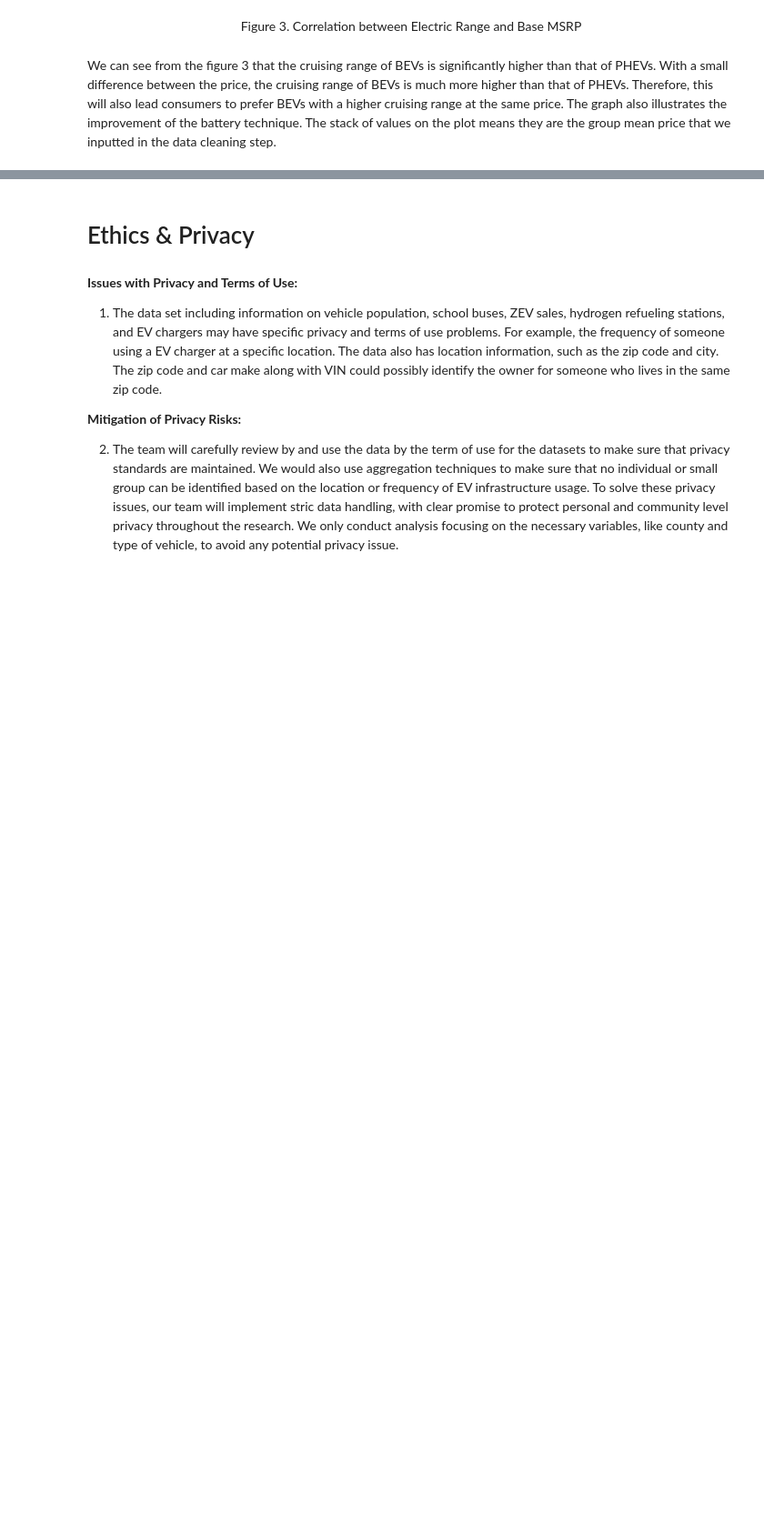
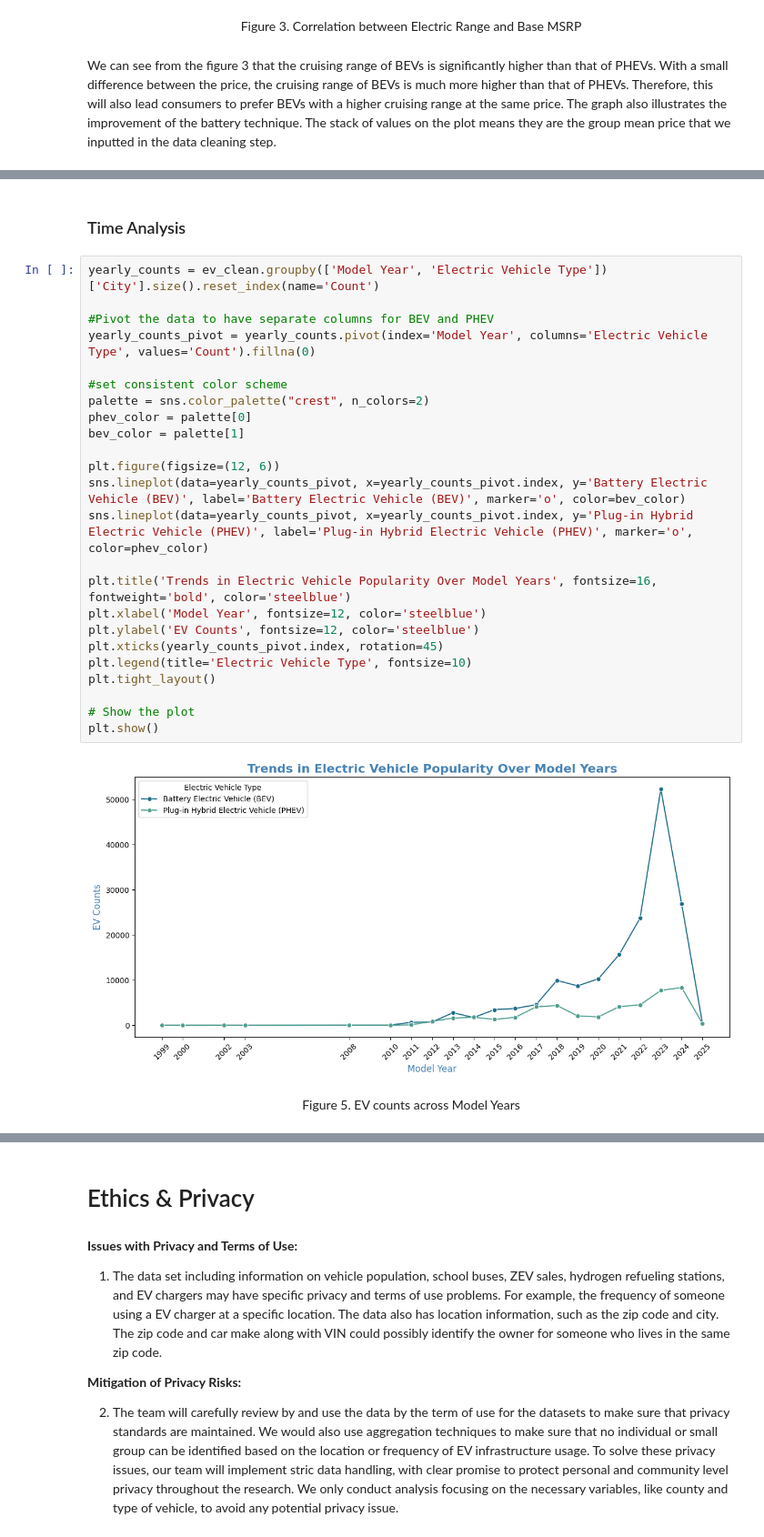
Before and after one commit to cecilia-lin/EV_Project, a Jupyter notebook: FinalProject_Group092-FA24.ipynb, the cells around one changed output, grey strips where cells are left out. Shown at 91% size. Saved outputs shown, nothing was run; the diff lists cells and outputs as text; blank space fills up the shorter version.

```diff
--- a/FinalProject_Group092-FA24.ipynb
+++ b/FinalProject_Group092-FA24.ipynb
@@ -445,0 +464,30 @@ Some more words and stuff.  Remember notebooks work best if you interleave the c
+# %% [markdown]
+### Time Analysis
+# %%
+yearly_counts = ev_clean.groupby(['Model Year', 'Electric Vehicle Type'])['City'].size().reset_index(name='Count')
+
+#Pivot the data to have separate columns for BEV and PHEV
+yearly_counts_pivot = yearly_counts.pivot(index='Model Year', columns='Electric Vehicle Type', values='Count').fillna(0)
+
+#set consistent color scheme
+palette = sns.color_palette("crest", n_colors=2)
+phev_color = palette[0]
+bev_color = palette[1]
+
+plt.figure(figsize=(12, 6))
+sns.lineplot(data=yearly_counts_pivot, x=yearly_counts_pivot.index, y='Battery Electric Vehicle (BEV)', label='Battery Electric Vehicle (BEV)', marker='o', color=bev_color)
+sns.lineplot(data=yearly_counts_pivot, x=yearly_counts_pivot.index, y='Plug-in Hybrid Electric Vehicle (PHEV)', label='Plug-in Hybrid Electric Vehicle (PHEV)', marker='o', color=phev_color)
+
+plt.title('Trends in Electric Vehicle Popularity Over Model Years', fontsize=16, fontweight='bold', color='steelblue')
+plt.xlabel('Model Year', fontsize=12, color='steelblue')
+plt.ylabel('EV Counts', fontsize=12, color='steelblue')
+plt.xticks(yearly_counts_pivot.index, rotation=45)
+plt.legend(title='Electric Vehicle Type', fontsize=10)
+plt.tight_layout()
+
+# Show the plot
+plt.show()
+# %% [output]
+[figure, added]
+# %% [markdown]
+<center>Figure 5. EV counts across Model Years</center>
```
Also changed, not shown: parts of 23 cells of this notebook.
